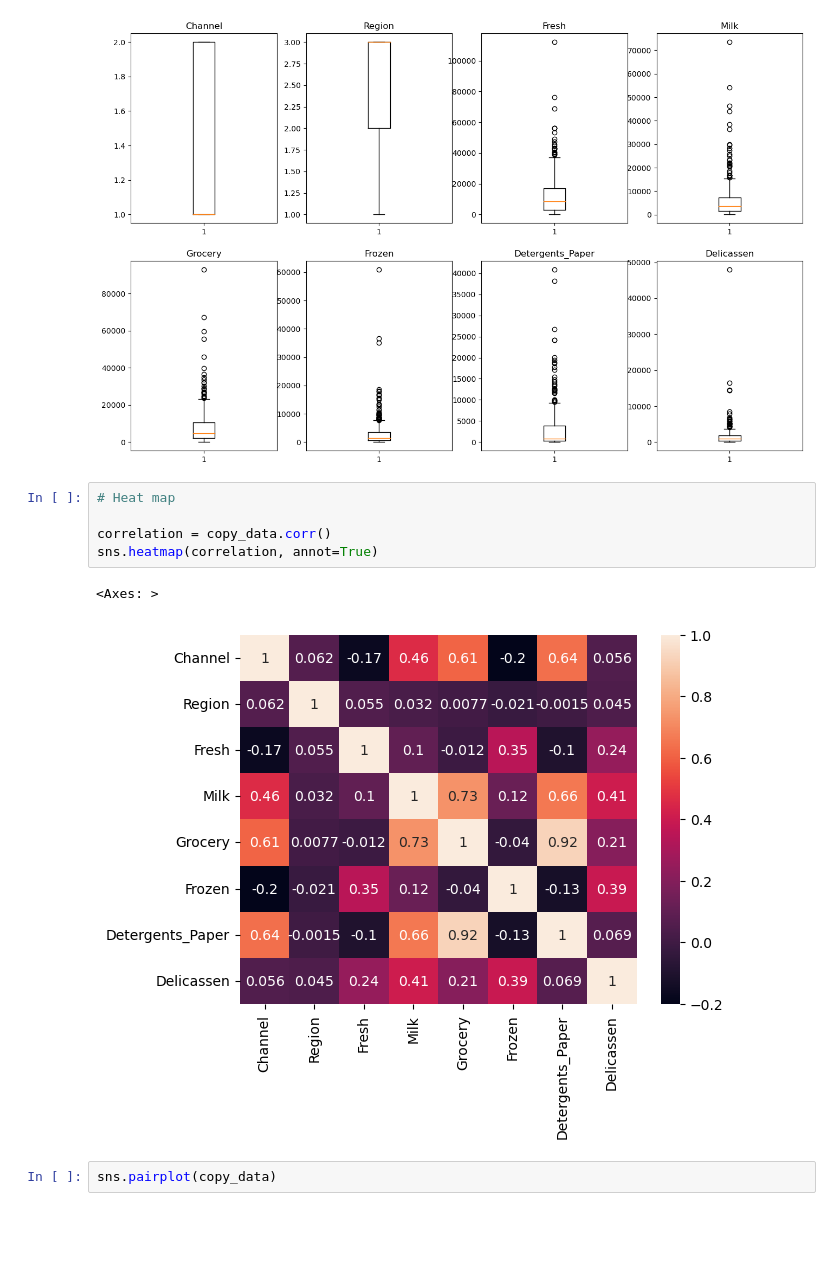
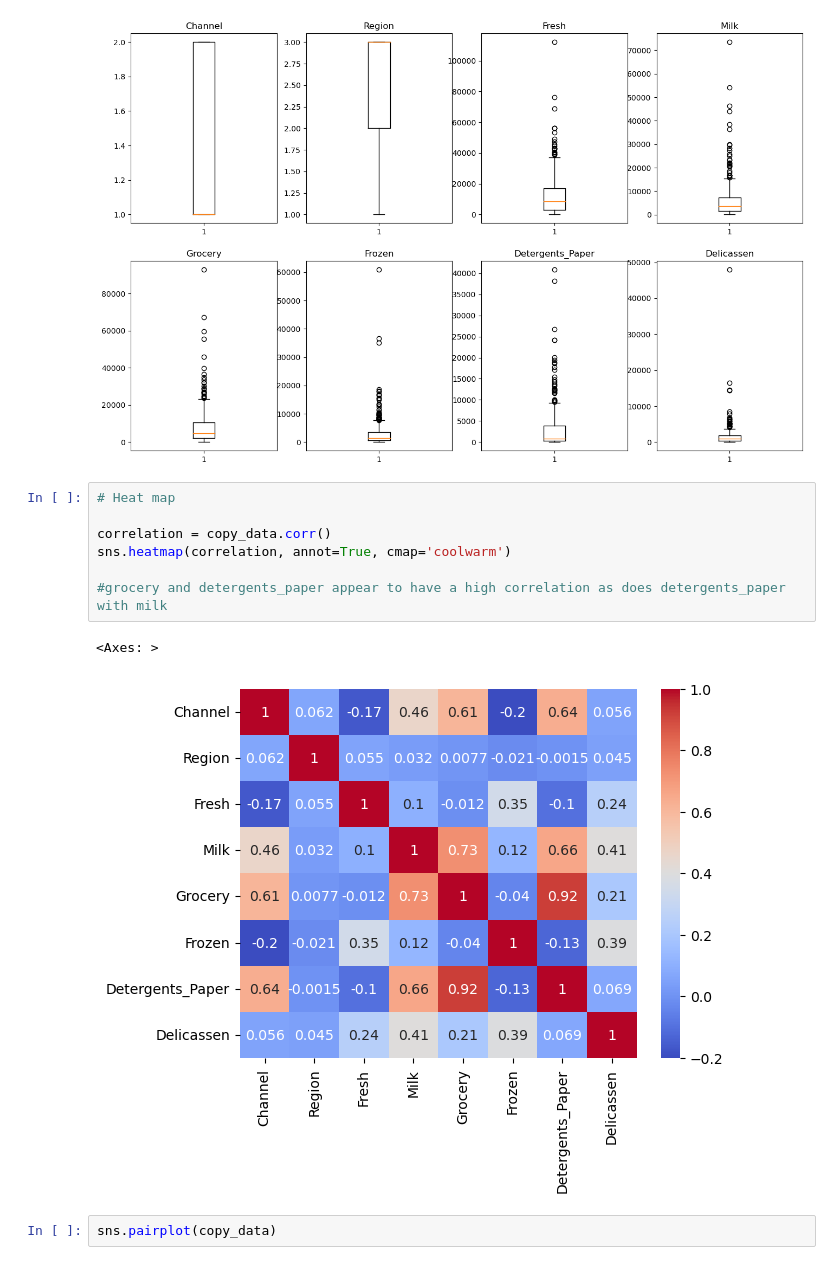
Before and after one commit to SBangarh/ml-project-unsupervised-learning, a Jupyter notebook: Unsupervised Learning - Project.ipynb, the cells around one changed output. Saved outputs shown, nothing was run; the diff lists cells and outputs as text; blank space fills up the shorter version.

```diff
--- a/Unsupervised Learning - Project.ipynb
+++ b/Unsupervised Learning - Project.ipynb
@@ -227,11 +242,13 @@ make_boxplot(copy_data, copy_data.columns, 2, 4, (16, 10))
 # %%
 # Heat map
 
 correlation = copy_data.corr()
-sns.heatmap(correlation, annot=True)
+sns.heatmap(correlation, annot=True, cmap='coolwarm')
+
+#grocery and detergents_paper appear to have a high correlation as does detergents_paper with milk
 # %% [output]
 <Axes: >
-[figure, old version]
+[figure, new version]
 # %%
 sns.pairplot(copy_data)
 # %% [output]
```
Also changed, not shown: parts of 10 cells of this notebook.
